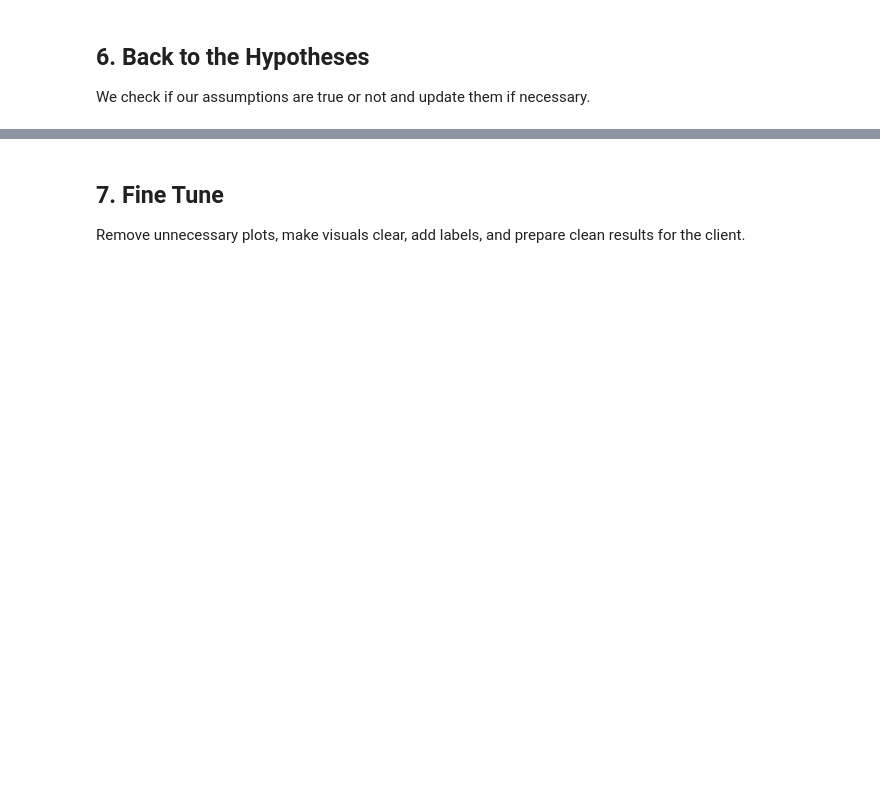
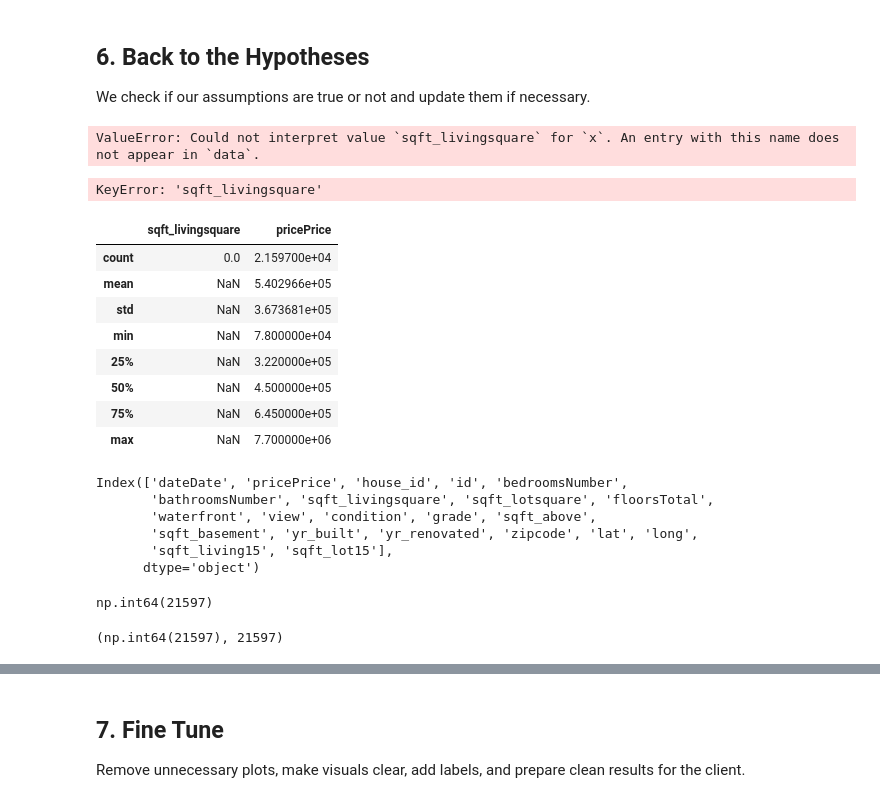
Before and after one commit to asimeoa/ds-eda-project-template_sia, a Jupyter notebook: eda_analysis_main.ipynb, the cells around one changed output, grey strips where cells are left out. Drawn from its saved outputs; the diff is of its cells as text; code cells hidden in the pictures; blank space fills up the shorter version.

```diff
--- a/eda_analysis_main.ipynb
+++ b/eda_analysis_main.ipynb
@@ -201,8 +346,43 @@ plt.show()
 
 We check if our assumptions are true or not and update them if necessary.
 # %%
-sns.scatterplot(data=df, x="sqft_living", y="price")
+sns.scatterplot(data=df, x="sqft_livingsquare", y="pricePrice")
 plt.title("Living Area vs Price")
 plt.xlabel("Square Feet Living")
 plt.ylabel("Price")
 plt.show()
+# %% [output]
+ValueError: Could not interpret value `sqft_livingsquare` for `x`. An entry with this name does not appear in `data`.
+# %%
+df["sqft_livingsquare"].min(), df["sqft_livingsquare"].max(), df["pricePrice"].min(), df["pricePrice"].max()
+# %% [output]
+KeyError: 'sqft_livingsquare'
+# %%
+df[["sqft_livingsquare", "pricePrice"]].describe()
+# %% [output]
+|  | sqft_livingsquare | pricePrice |
+| count | 0.0 | 2.159700e+04 |
+| mean | NaN | 5.402966e+05 |
+| std | NaN | 3.673681e+05 |
+| min | NaN | 7.800000e+04 |
+| 25% | NaN | 3.220000e+05 |
+| 50% | NaN | 4.500000e+05 |
+| 75% | NaN | 6.450000e+05 |
+| max | NaN | 7.700000e+06 |
+# %%
+df.columns
+# %% [output]
+Index(['dateDate', 'pricePrice', 'house_id', 'id', 'bedroomsNumber',
+       'bathroomsNumber', 'sqft_livingsquare', 'sqft_lotsquare', 'floorsTotal',
+       'waterfront', 'view', 'condition', 'grade', 'sqft_above',
+       'sqft_basement', 'yr_built', 'yr_renovated', 'zipcode', 'lat', 'long',
+       'sqft_living15', 'sqft_lot15'],
+      dtype='object')
+# %%
+df['sqft_livingsquare'].isna().sum()
+# %% [output]
+np.int64(21597)
+# %%
+df["sqft_livingsquare"].isna().sum(), len(df)
+# %% [output]
+(np.int64(21597), 21597)
```
Also changed, not shown: parts of 26 cells of this notebook, 1 other file.
